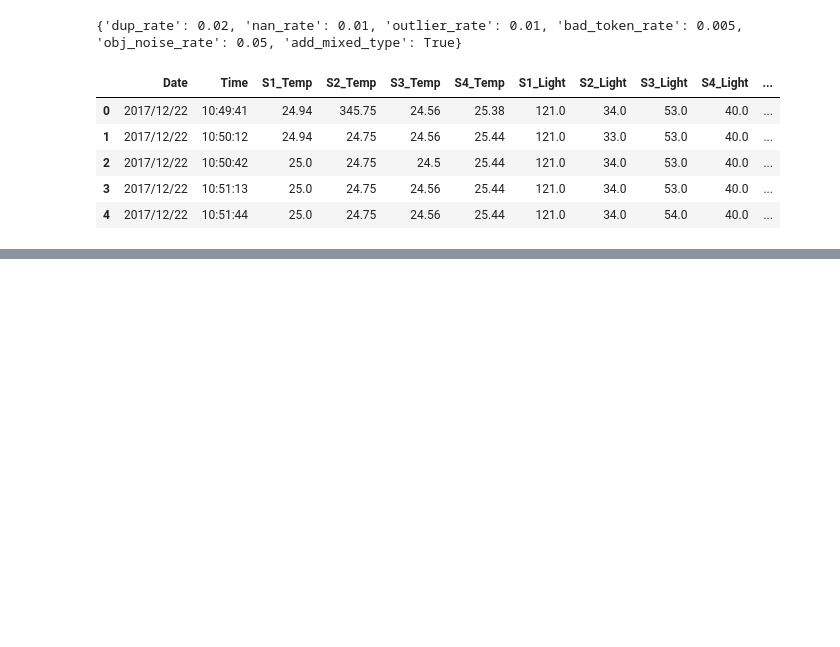
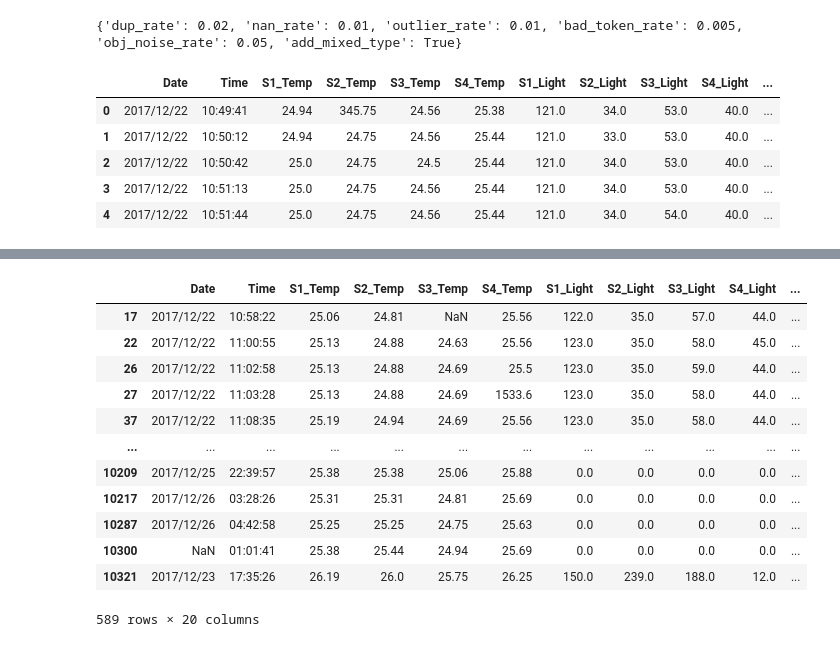
Before and after one commit to AngelBriFi/mlopsAct3, a Jupyter notebook: A03_A01796844.ipynb, the cells around one changed output, grey strips where cells are left out. Cells and saved outputs as stored; diff of their text form; code cells hidden in the pictures; blank space fills up the shorter version.

Commit message:
Analisis of modified dataset

```diff
--- a/A03_A01796844.ipynb
+++ b/A03_A01796844.ipynb
@@ -204,9 +204,9 @@ print(metadata['rates'])
 # %% [output]
 {'dup_rate': 0.02, 'nan_rate': 0.01, 'outlier_rate': 0.01, 'bad_token_rate': 0.005, 'obj_noise_rate': 0.05, 'add_mixed_type': True}
 # %%
-# ogDf = pd.read_csv(r'D:\Master\MLops\A03_Data_Cleaning_EDA\room-occupancy-estimation\modified.csv')
-ogDf = pd.read_csv('./modified.csv')
-ogDf.head()
+modDf = pd.read_csv(r'D:\Master\MLops\A03_Data_Cleaning_EDA\room-occupancy-estimation\modified.csv')
+# ogDf = pd.read_csv('./modified.csv')
+modDf.head()
 # %% [output]
 |  | Date | Time | S1_Temp | S2_Temp | S3_Temp | S4_Temp | S1_Light | S2_Light | S3_Light | S4_Light | ... |
 | 0 | 2017/12/22 | 10:49:41 | 24.94 | 345.75 | 24.56 | 25.38 | 121.0 | 34.0 | 53.0 | 40.0 | ... |
@@ -216,0 +586,16 @@ ogDf.head()
+# %%
+bad_rows
+# %% [output]
+|  | Date | Time | S1_Temp | S2_Temp | S3_Temp | S4_Temp | S1_Light | S2_Light | S3_Light | S4_Light | ... |
+| 17 | 2017/12/22 | 10:58:22 | 25.06 | 24.81 | NaN | 25.56 | 122.0 | 35.0 | 57.0 | 44.0 | ... |
+| 22 | 2017/12/22 | 11:00:55 | 25.13 | 24.88 | 24.63 | 25.56 | 123.0 | 35.0 | 58.0 | 45.0 | ... |
+| 26 | 2017/12/22 | 11:02:58 | 25.13 | 24.88 | 24.69 | 25.5 | 123.0 | 35.0 | 59.0 | 44.0 | ... |
+| 27 | 2017/12/22 | 11:03:28 | 25.13 | 24.88 | 24.69 | 1533.6 | 123.0 | 35.0 | 58.0 | 44.0 | ... |
+| 37 | 2017/12/22 | 11:08:35 | 25.19 | 24.94 | 24.69 | 25.56 | 123.0 | 35.0 | 58.0 | 44.0 | ... |
+| ... | ... | ... | ... | ... | ... | ... | ... | ... | ... | ... | ... |
+| 10209 | 2017/12/25 | 22:39:57 | 25.38 | 25.38 | 25.06 | 25.88 | 0.0 | 0.0 | 0.0 | 0.0 | ... |
+| 10217 | 2017/12/26 | 03:28:26 | 25.31 | 25.31 | 24.81 | 25.69 | 0.0 | 0.0 | 0.0 | 0.0 | ... |
+| 10287 | 2017/12/26 | 04:42:58 | 25.25 | 25.25 | 24.75 | 25.63 | 0.0 | 0.0 | 0.0 | 0.0 | ... |
+| 10300 | NaN | 01:01:41 | 25.38 | 25.44 | 24.94 | 25.69 | 0.0 | 0.0 | 0.0 | 0.0 | ... |
+| 10321 | 2017/12/23 | 17:35:26 | 26.19 | 26.0 | 25.75 | 26.25 | 150.0 | 239.0 | 188.0 | 12.0 | ... |
+589 rows × 20 columns
```
Also changed, not shown: parts of 16 cells of this notebook.
